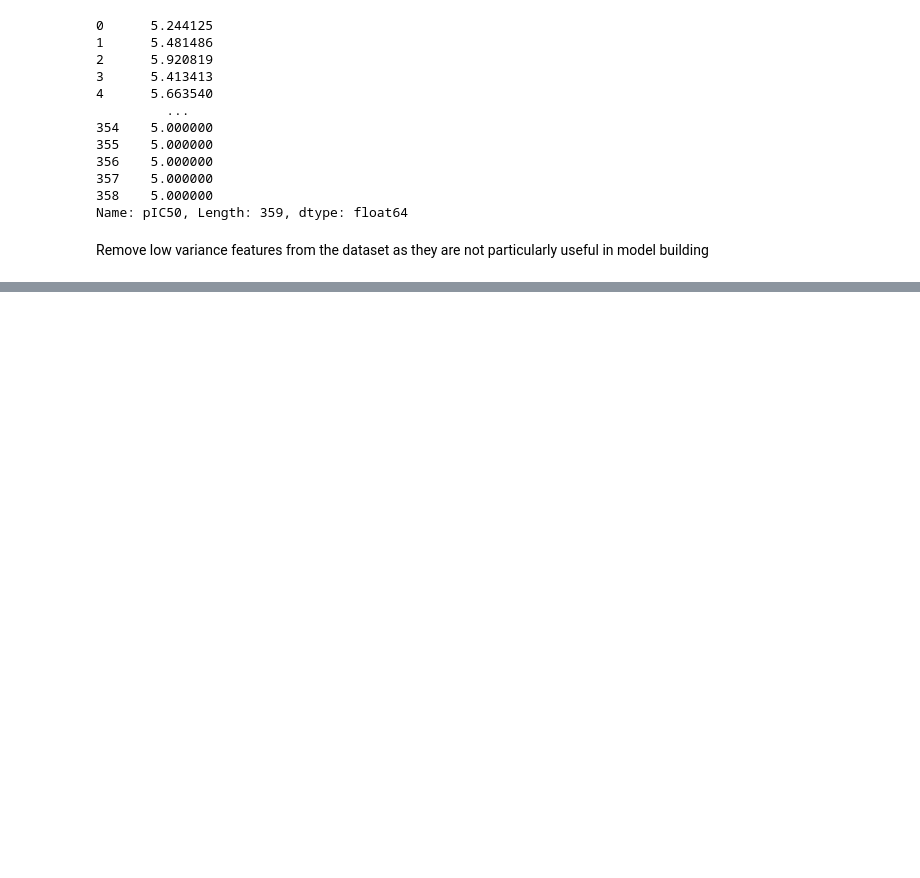
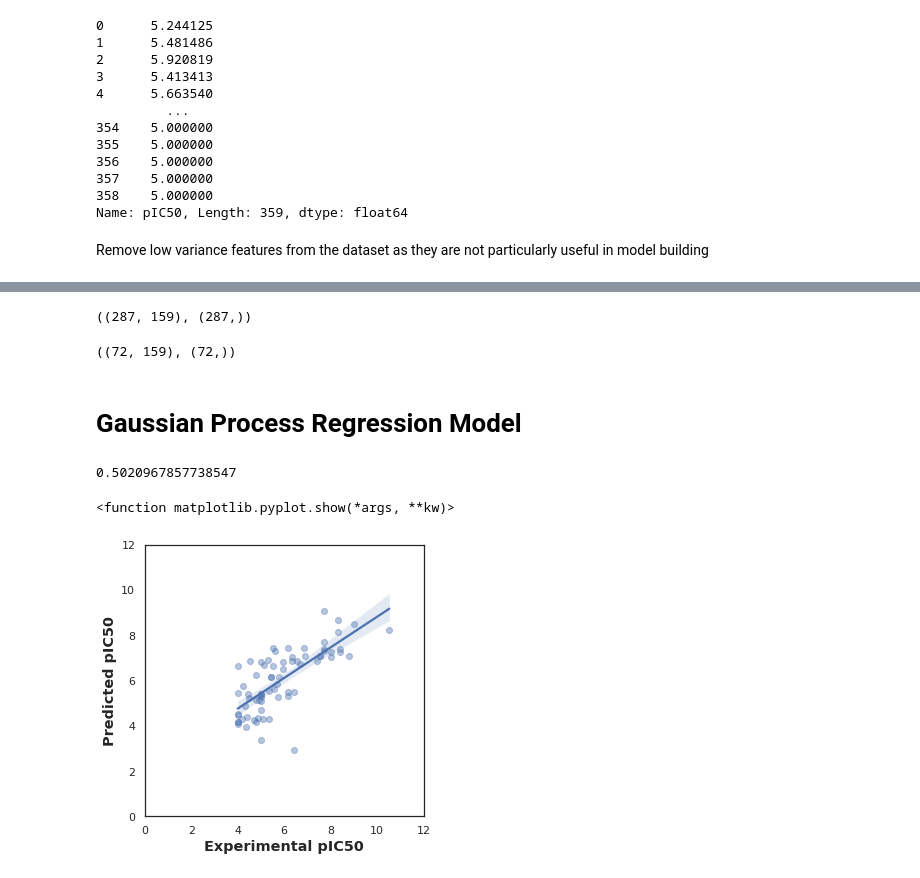
Before and after one commit to jeaminj/regression_models, a Jupyter notebook: sphk1_gaussianpr_model.ipynb, the cells around one changed output, grey strips where cells are left out. Cells and saved outputs as stored; diff of their text form; code cells hidden in the pictures; blank space fills up the shorter version.

```diff
--- a/sphk1_gaussianpr_model.ipynb
+++ b/sphk1_gaussianpr_model.ipynb
@@ -96,0 +103,39 @@ X = selection.fit_transform(X)
+# %%
+X_train, X_test, Y_train, Y_test = train_test_split(X, Y, test_size=0.2)
+# %%
+X_train.shape, Y_train.shape
+# %% [output]
+((287, 159), (287,))
+# %%
+X_test.shape, Y_test.shape
+# %% [output]
+((72, 159), (72,))
+# %% [markdown]
+# Gaussian Process Regression Model
+# %%
+kernel = DotProduct() + WhiteKernel()
+model = GaussianProcessRegressor(kernel=kernel, random_state=0).fit(X_train, Y_train)
+model.score(X_train, Y_train)
+r2 = model.score(X_test, Y_test)
+r2
+# %% [output]
+0.5020967857738547
+# %%
+Y_pred = model.predict(X_test)
+# %%
+import seaborn as sns
+import matplotlib.pyplot as plt
+
+sns.set(color_codes=True)
+sns.set_style("white")
+
+ax = sns.regplot(Y_test, Y_pred, scatter_kws={'alpha':0.4})
+ax.set_xlabel('Experimental pIC50', fontsize='large', fontweight='bold')
+ax.set_ylabel('Predicted pIC50', fontsize='large', fontweight='bold')
+ax.set_xlim(0, 12)
+ax.set_ylim(0, 12)
+ax.figure.set_size_inches(5, 5)
+plt.show
+# %% [output]
+<function matplotlib.pyplot.show(*args, **kw)>
+[figure, added]
```
Also changed, not shown: parts of 3 cells of this notebook.
